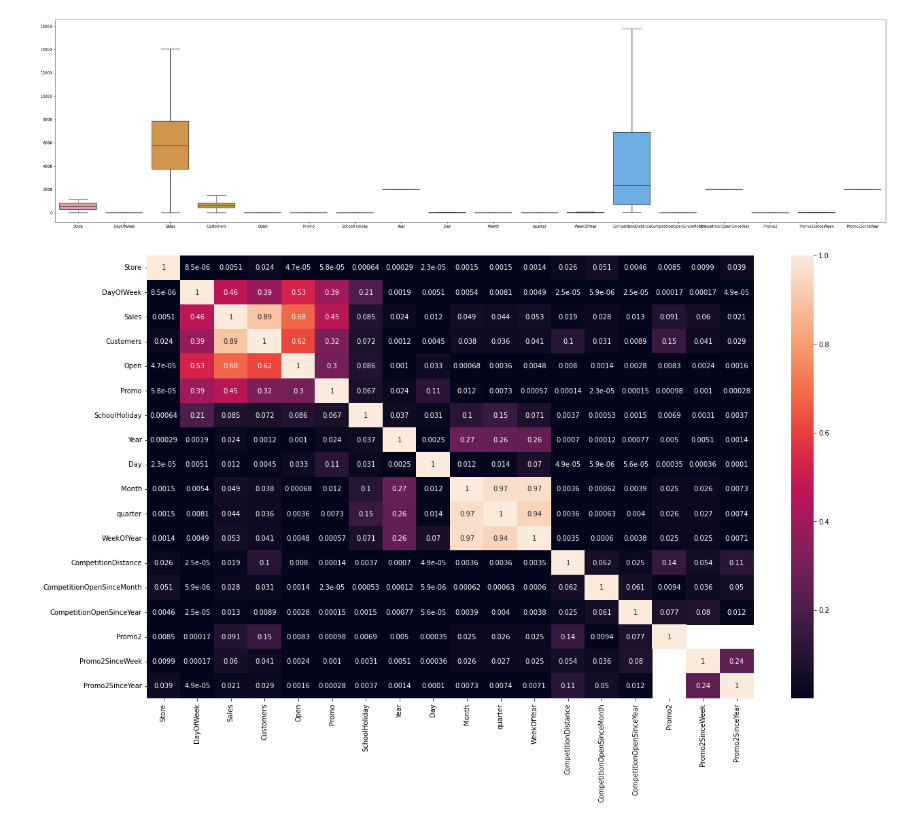
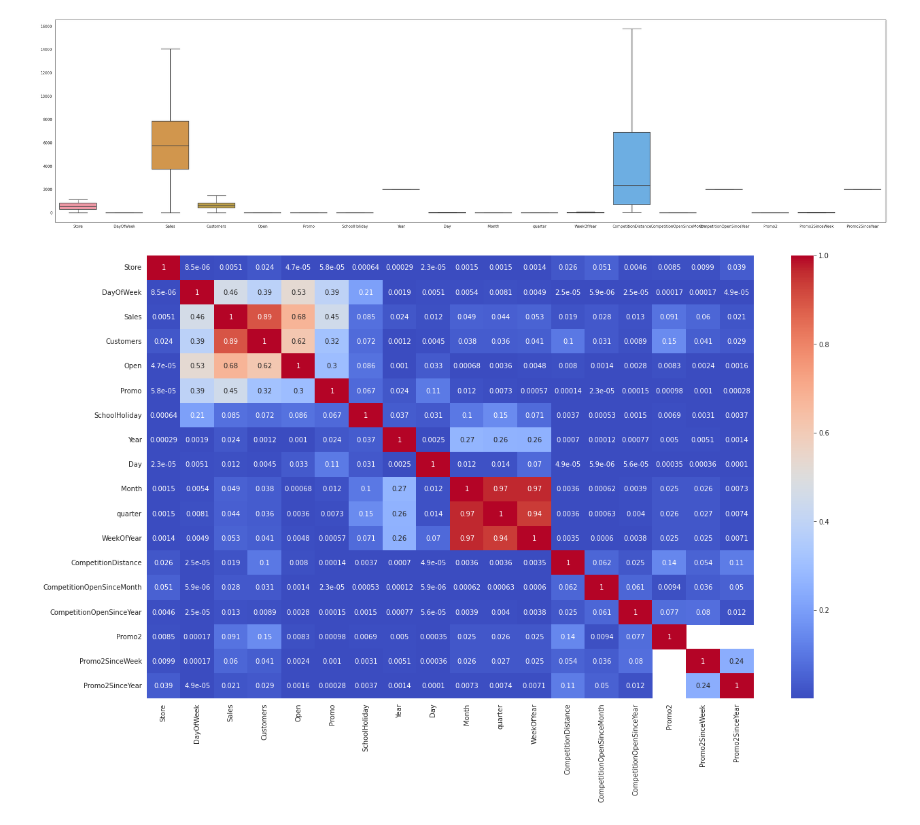
Before and after one commit to vicksypython/Retail-price-prediction-, a Jupyter notebook: ML_Retail_price_prediction_capstone_proj.ipynb, the cells around one changed output. Cells and saved outputs as stored; diff of their text form; code cells hidden in the pictures.

```diff
--- a/ML_Retail_price_prediction_capstone_proj.ipynb
+++ b/ML_Retail_price_prediction_capstone_proj.ipynb
@@ -33,12 +31,33 @@ import numpy as np
 import pandas as pd
 import matplotlib.pyplot as plt
 import seaborn as sns
+import datetime
+import missingno as msno
+import matplotlib
+import matplotlib.pylab as pylab
 
+%matplotlib inline
+matplotlib.style.use('ggplot')
+sns.set_style('white')
+pylab.rcParams['figure.figsize'] = 8,6
+
+
+import math
+import statsmodels.api as sm
 from sklearn.model_selection import train_test_split
 from sklearn.preprocessing import MinMaxScaler
 from sklearn.linear_model import LinearRegression
 from sklearn.linear_model import Lasso
 from sklearn.linear_model import Ridge
+from math import sqrt
+from sklearn.linear_model import BayesianRidge
+from sklearn.linear_model import LassoLars
+from sklearn.tree import DecisionTreeRegressor
+from sklearn.ensemble import RandomForestRegressor
+from sklearn.neighbors import KNeighborsRegressor
+from sklearn.preprocessing import MinMaxScaler
+from sklearn.linear_model import ElasticNet
+
 
 from sklearn.metrics import r2_score
 from sklearn.metrics import mean_squared_error
@@ -250,6 +269,6 @@ dtype: int64
 # %% [markdown]
 ## Merging both data sets
 # %%
-merged_ds = rossman_ds.merge(store_ds,on= ['Store'],how = 'inner')
-print(merged_ds.shape)
+merged_ds = pd.merge(rossman_ds, store_ds, how='left', on='Store')
+merged_ds.head()
 # %% [output]
@@ -392,10 +417,10 @@ sns.boxplot(data = merged_ds,showfliers=False)
 [figure]
 # %%
 plt.subplots(figsize=(20,12))
-sns.heatmap(merged_ds.corr().abs(), annot=True)
+sns.heatmap(merged_ds.corr().abs(), annot=True,cmap= 'coolwarm')
 plt.savefig("heatmap.png")
 # %% [output]
-[figure, old version]
+[figure, new version]
 # %%
 merged_ds["Avg_Customer_Sales"] = merged_ds.Sales/merged_ds.Customers
 
```
Also changed, not shown: parts of 51 cells of this notebook.
